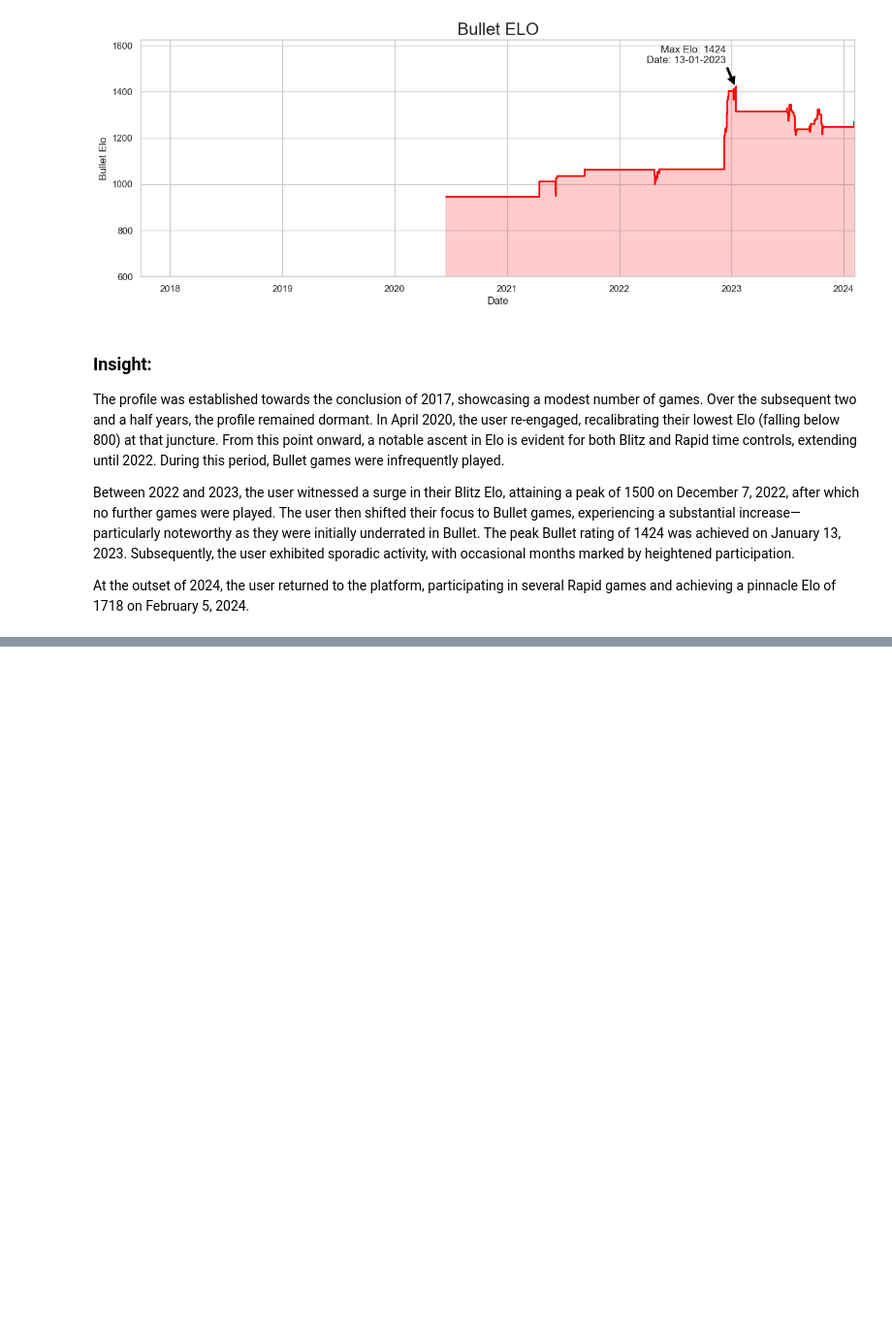
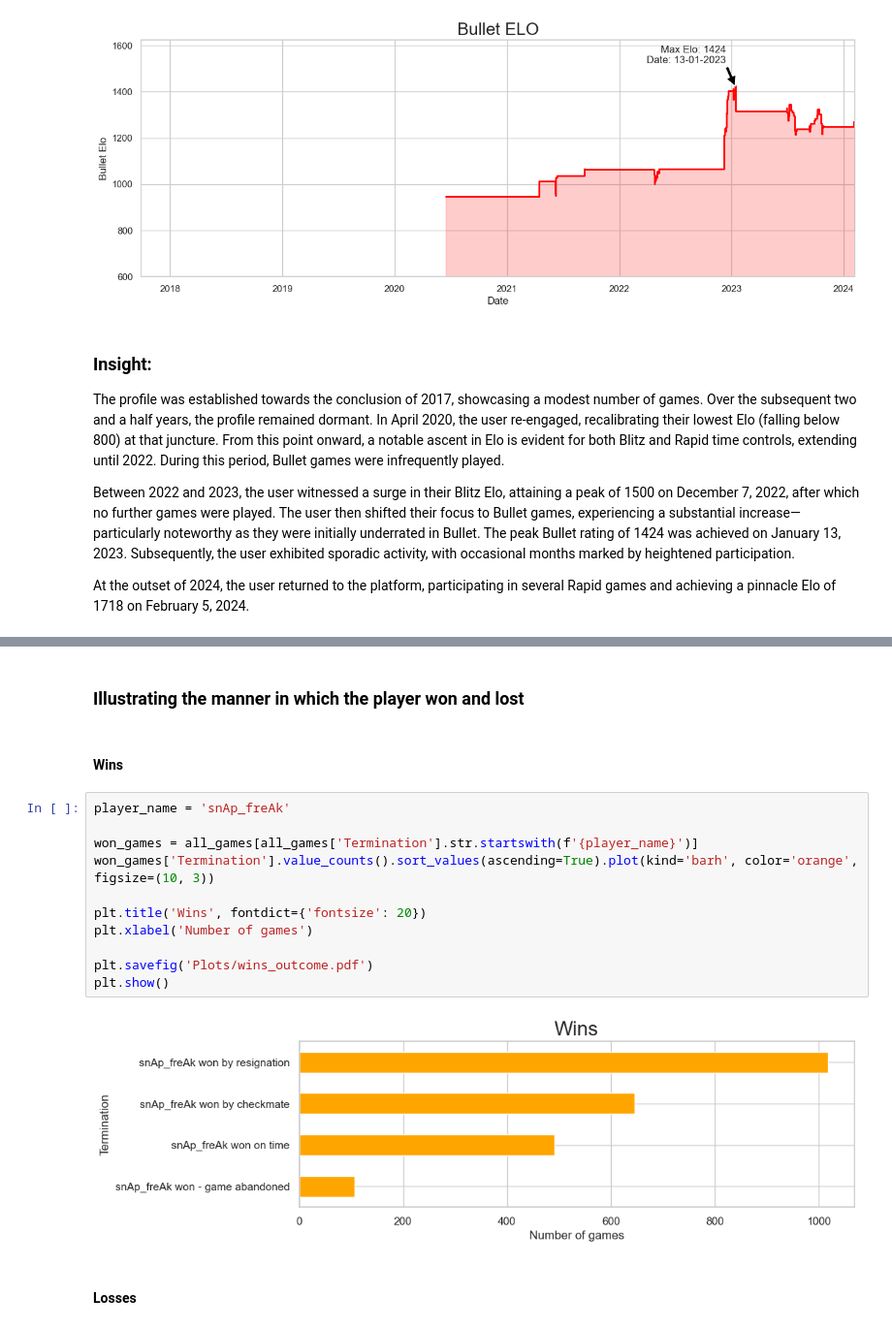
Before and after one commit to DaniloGrujic/chess-analysis, a Jupyter notebook: EDA.ipynb, the cells around one changed output, grey strips where cells are left out. Shown at 97% size. Drawn from its saved outputs; the diff is of its cells as text; blank space fills up the shorter version.

```diff
--- a/EDA.ipynb
+++ b/EDA.ipynb
@@ -108,0 +164,19 @@ At the outset of 2024, the user returned to the platform, participating in sever
+# %% [markdown]
+### Illustrating the manner in which the player won and lost
+# %% [markdown]
+#### Wins
+# %%
+player_name = 'snAp_freAk'
+
+won_games = all_games[all_games['Termination'].str.startswith(f'{player_name}')]
+won_games['Termination'].value_counts().sort_values(ascending=True).plot(kind='barh', color='orange', figsize=(10, 3))
+
+plt.title('Wins', fontdict={'fontsize': 20})
+plt.xlabel('Number of games')
+
+plt.savefig('Plots/wins_outcome.pdf')
+plt.show()
+# %% [output]
+[figure, added]
+# %% [markdown]
+#### Losses
```
Also changed, not shown: parts of 10 cells of this notebook, 6 other files.
